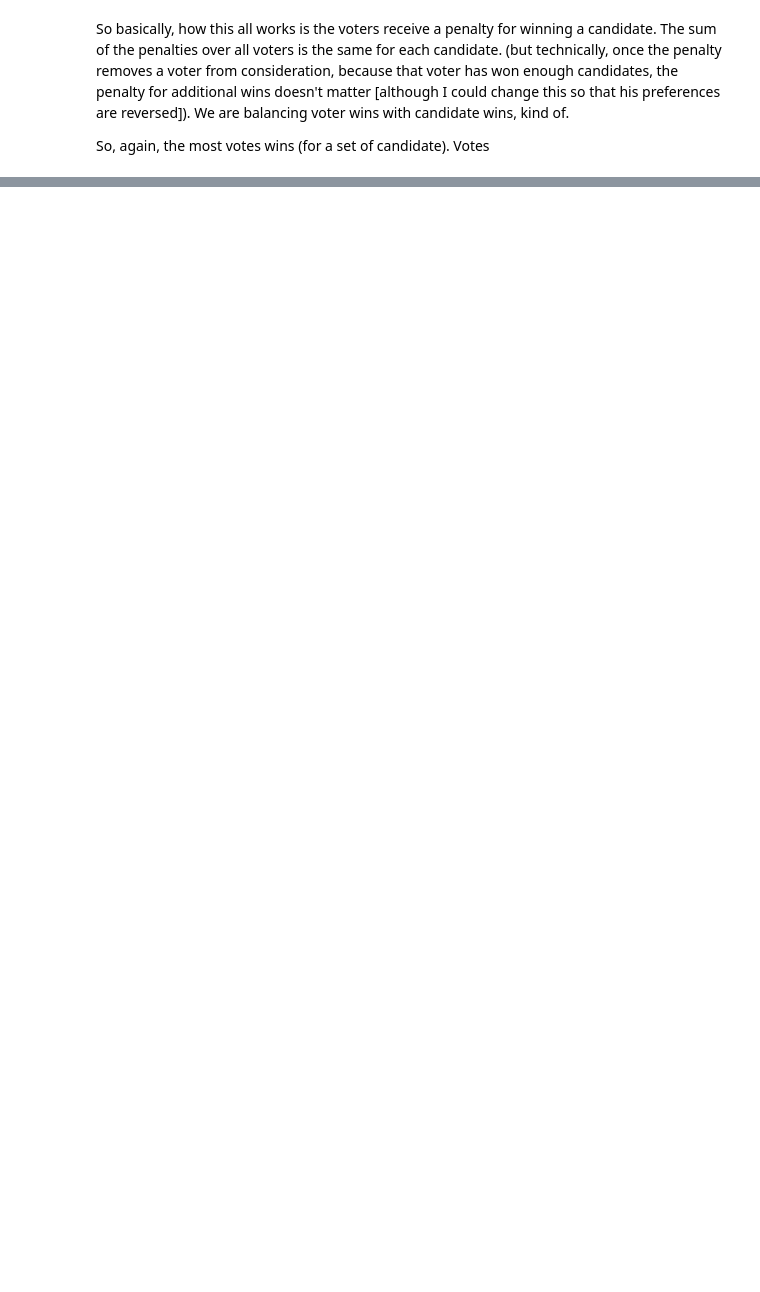
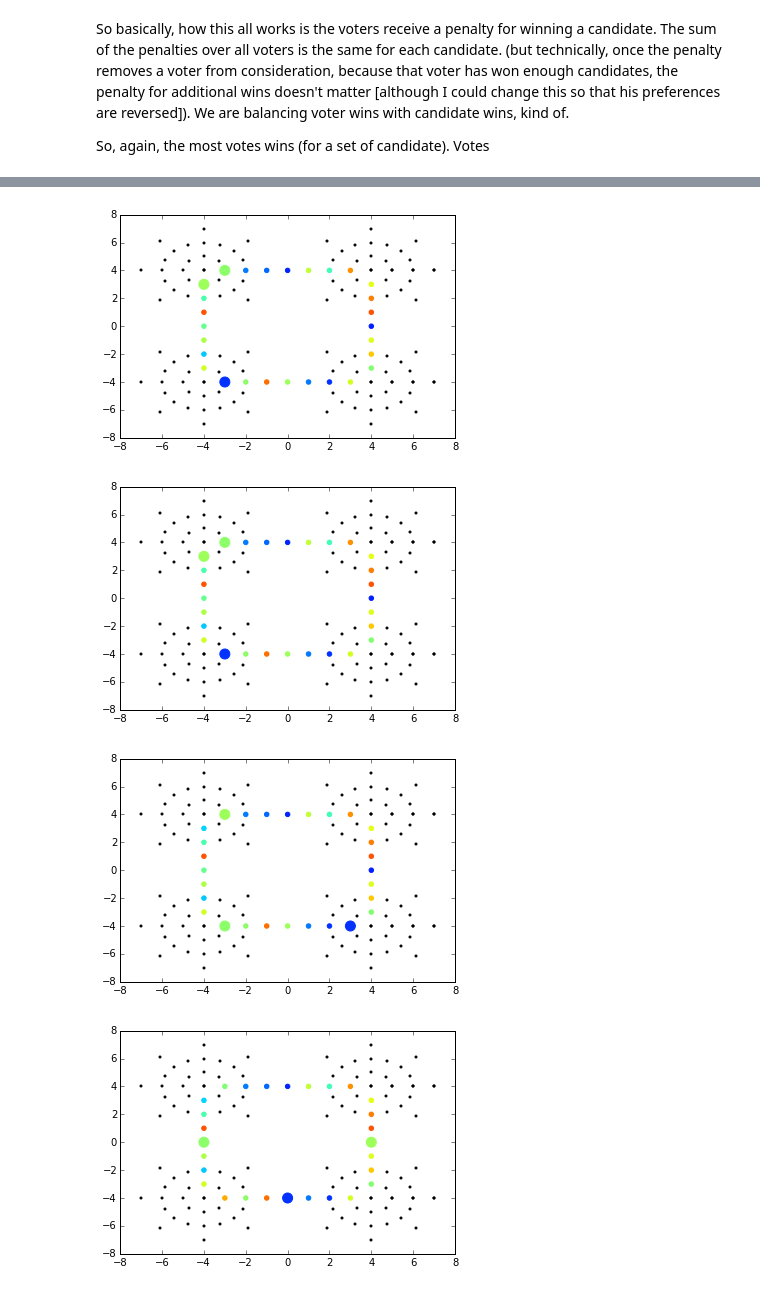
Before and after one commit to halfout/vote2, a Jupyter notebook: cluster_vote.ipynb, the cells around one changed output, grey strips where cells are left out. Saved outputs shown, nothing was run; the diff lists cells and outputs as text; code cells hidden in the pictures; blank space fills up the shorter version.

```diff
--- a/cluster_vote.ipynb
+++ b/cluster_vote.ipynb
@@ -551,0 +642,29 @@ pc
+# %%
+for pf in [.25,.5,1,2,3,4,5,6,7,8]:
+    sca = list(np.array(tt)-pf*np.array(tp))
+
+    max_value = max(sca)
+    max_index = sca.index(max_value)
+    best_candidates = cand2[max_index]
+
+    fig = plt.figure()
+    ax = fig.add_subplot(1, 1, 1)
+
+    x= out[:,0]
+    y = out[:,1]
+    ax.scatter(x, y, color = 'k',s=4)
+
+    x= candidates[real_candidates,0]
+    y = candidates[real_candidates,1]
+    ax.scatter(x, y, color = rgb)
+
+    x= candidates[best_candidates,0]
+    y = candidates[best_candidates,1]
+    ax.scatter(x, y, color = rgb,s=100)
+
+    plt.show()
+# %% [output]
+[figure, added]
+[figure, added]
+[figure, added]
+[figure, added]
```
Also changed, not shown: parts of 35 cells of this notebook.
